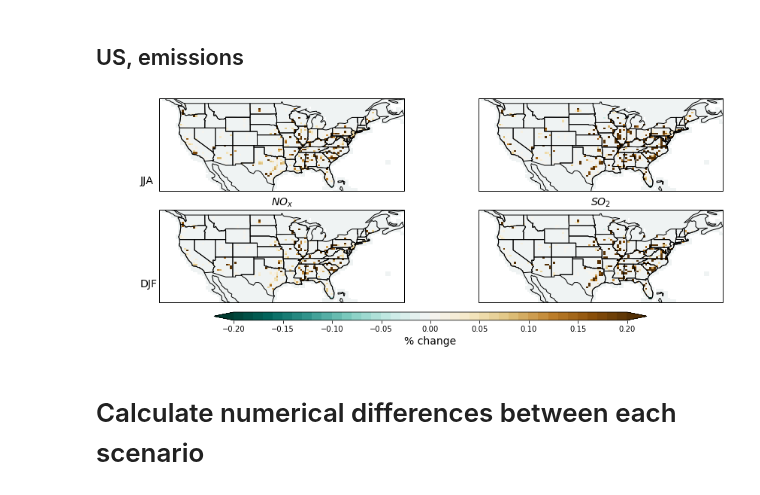
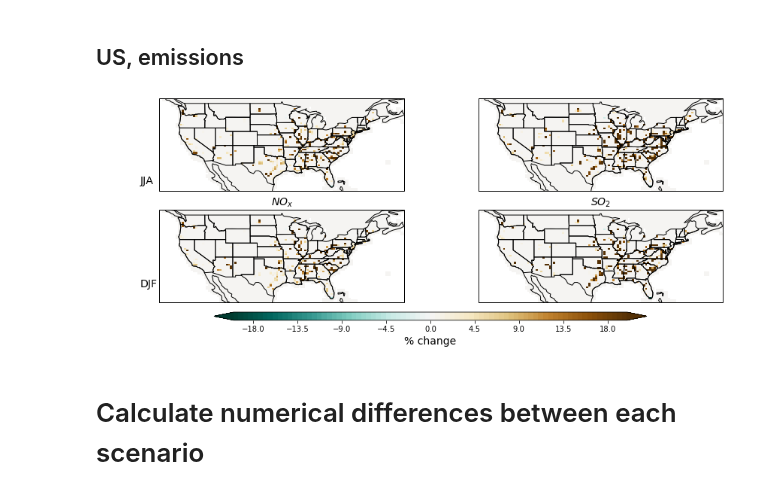
Before and after one commit to lfreese/us-ego, a Jupyter notebook: ego_nonuclear_project/grid-model_normal-nonuc-analysis.ipynb, the cells around one changed output. Drawn from its saved outputs; the diff is of its cells as text; code cells hidden in the pictures.

```diff
--- a/ego_nonuclear_project/grid-model_normal-nonuc-analysis.ipynb
+++ b/ego_nonuclear_project/grid-model_normal-nonuc-analysis.ipynb
@@ -138,13 +138,13 @@ TypeError: concentration_plot_seasonal_dif() got an unexpected keyword argument
 # %%
 plotting.plot_percent_emissions_dif(ds_emis.sel(model_name = 'normal'),
                             ds_emis.sel(model_name = 'nonuc'),
                             emissions = ['EmisNOx_Anthro', 'EmisSO2_Anthro'], seasons = ['JJA','DJF'],
-                            levels = np.arange(-.2,.21,.01),
+                            levels = np.arange(-20,20.5,.5),
                             lat_lon = utils.lat_lon_dict['US_lat_lon'],
                            figsize = [16,5])
 plt.savefig('./Figures/nox_so2_emissions.png', bbox_inches = 'tight', dpi = 150);
 # %% [output]
-[figure, old version]
+[figure, new version]
 # %% [markdown]
 # Calculate numerical differences between each scenario
 # %% [markdown]
```
Also changed, not shown: parts of 1 cell of this notebook, 6 other files.
